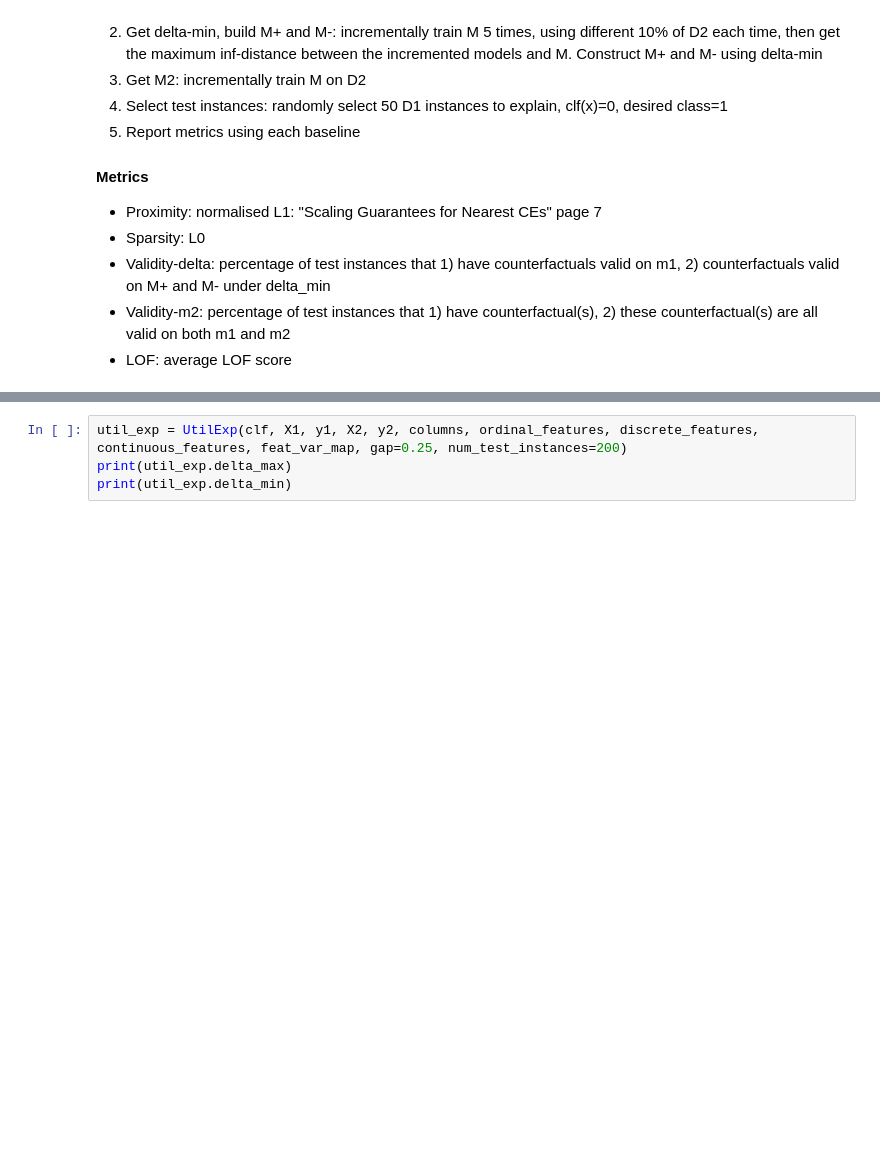
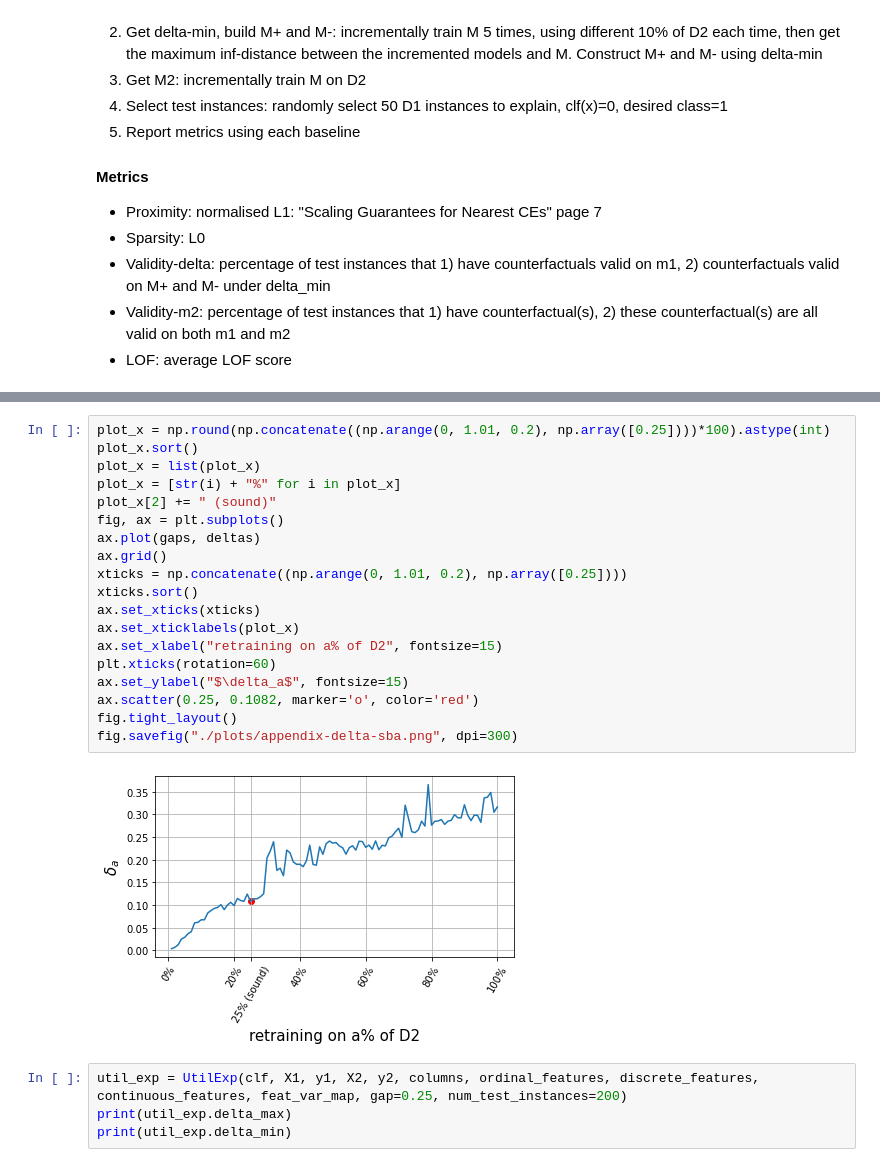
Before and after one commit to junqi-jiang/robust-ce-inn, a Jupyter notebook: expnns/sba.ipynb, the cells around one changed output, grey strips where cells are left out. Saved outputs shown, nothing was run; the diff lists cells and outputs as text; blank space fills up the shorter version.

```diff
--- a/expnns/sba.ipynb
+++ b/expnns/sba.ipynb
@@ -171,3 +209,24 @@ plt.plot(gaps, deltas)
+# %%
+plot_x = np.round(np.concatenate((np.arange(0, 1.01, 0.2), np.array([0.25])))*100).astype(int)
+plot_x.sort()
+plot_x = list(plot_x)
+plot_x = [str(i) + "%" for i in plot_x]
+plot_x[2] += " (sound)"
+fig, ax = plt.subplots()
+ax.plot(gaps, deltas)
+ax.grid()
+xticks = np.concatenate((np.arange(0, 1.01, 0.2), np.array([0.25])))
+xticks.sort()
+ax.set_xticks(xticks)
+ax.set_xticklabels(plot_x)
+ax.set_xlabel("retraining on a% of D2", fontsize=15)
+plt.xticks(rotation=60)
+ax.set_ylabel("$\delta_a$", fontsize=15)
+ax.scatter(0.25, 0.1082, marker='o', color='red')
+fig.tight_layout()
+fig.savefig("./plots/appendix-delta-sba.png", dpi=300)
+# %% [output]
+[figure, added]
 # %%
 util_exp = UtilExp(clf, X1, y1, X2, y2, columns, ordinal_features, discrete_features, continuous_features, feat_var_map, gap=0.25, num_test_instances=200)
 print(util_exp.delta_max)
```
Also changed, not shown: parts of 4 cells of this notebook, 10 other files.
